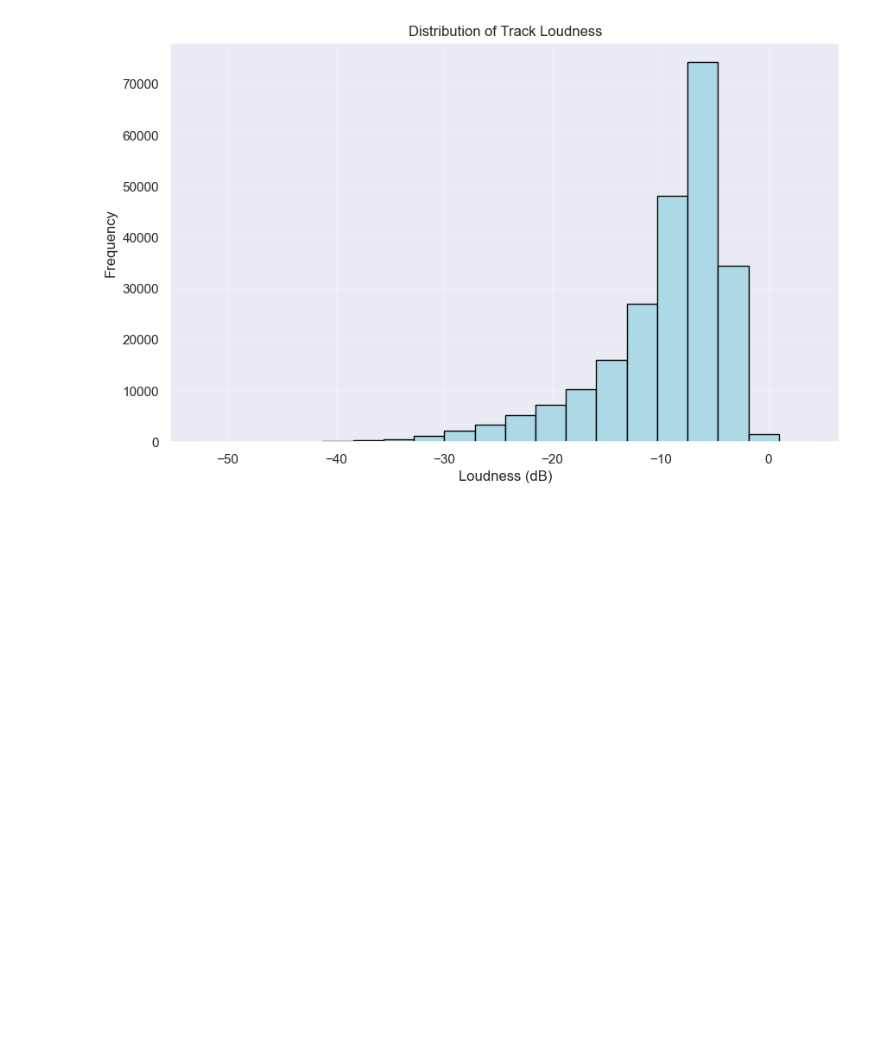
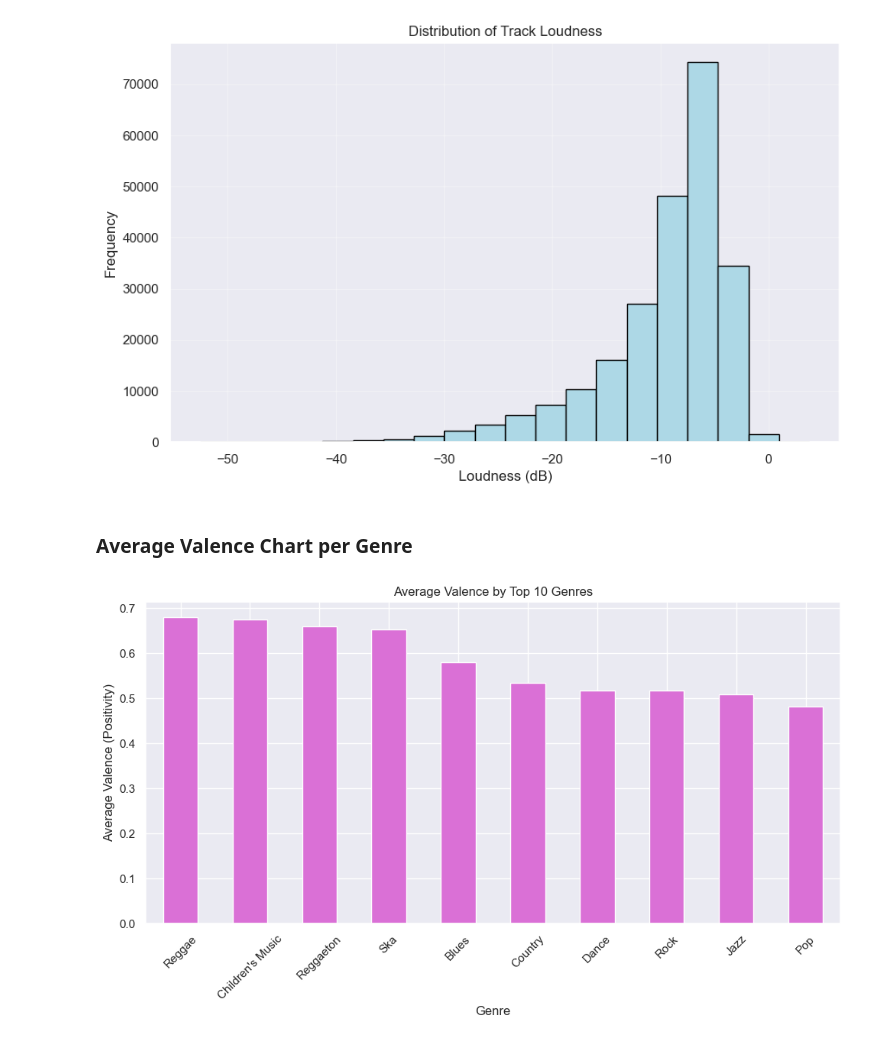
Before and after one commit to aghabidareh/SpotifyAnalyzer, a Jupyter notebook: main.ipynb, the cells around one changed output. Saved outputs shown, nothing was run; the diff lists cells and outputs as text; code cells hidden in the pictures; blank space fills up the shorter version.

Commit message:
plot-and-graphs-chart-plot

```diff
--- a/main.ipynb
+++ b/main.ipynb
@@ -188,3 +188,18 @@ plt.grid(True, alpha=0.3)
 plt.show()
 # %% [output]
 [figure]
+# %% [markdown]
+### Average Valence Chart per Genre
+# %%
+mean_valence = data.groupby('genre')['valence'].mean().sort_values(ascending=False).head(10)
+
+plt.figure(figsize=(10, 6))
+mean_valence.plot(kind='bar', color='orchid')
+plt.title('Average Valence by Top 10 Genres')
+plt.xlabel('Genre')
+plt.ylabel('Average Valence (Positivity)')
+plt.xticks(rotation=45)
+plt.tight_layout()
+plt.show()
+# %% [output]
+[figure, added]
```
